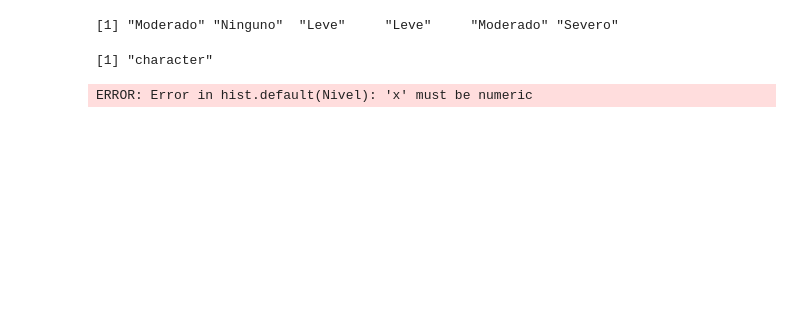
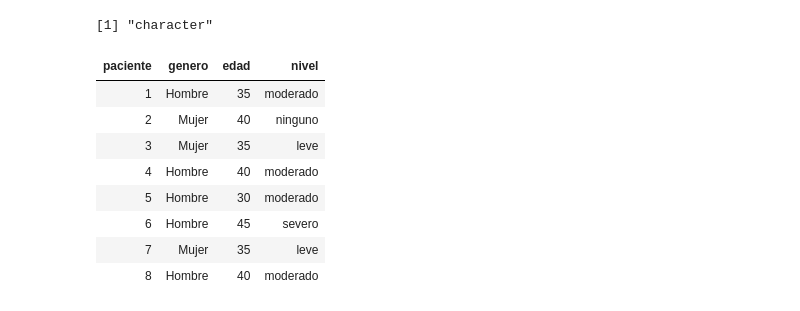
Before and after one commit to FerminAcosta/Propedeutico-R, a Jupyter notebook: Practica 1.ipynb, the cells around one changed output. Saved outputs shown, nothing was run; the diff lists cells and outputs as text; code cells hidden in the pictures; blank space fills up the shorter version.

```diff
--- a/Practica 1.ipynb
+++ b/Practica 1.ipynb
@@ -167,5 +171 @@ data.frame(c(1,2,3,4,5),c("Hombre","Mujer","Mujer","Hombre","Hombre"),c(35,21,42
-# %%
-Nivel
-# %% [output]
-[1] "Moderado" "Ninguno"  "Leve"     "Leve"     "Moderado" "Severo"
 # %%
@@ -173,6 +173,2 @@ class(Nivel)
 # %% [output]
 [1] "character"
-# %%
-hist(Nivel)
-# %% [output]
-ERROR: Error in hist.default(Nivel): 'x' must be numeric
@@ -178,0 +179,12 @@ ERROR: Error in hist.default(Nivel): 'x' must be numeric
+# %%
+df
+# %% [output]
+| paciente | genero | edad | nivel |
+| 1 | Hombre | 35 | moderado |
+| 2 | Mujer | 40 | ninguno |
+| 3 | Mujer | 35 | leve |
+| 4 | Hombre | 40 | moderado |
+| 5 | Hombre | 30 | moderado |
+| 6 | Hombre | 45 | severo |
+| 7 | Mujer | 35 | leve |
+| 8 | Hombre | 40 | moderado |
```
Also changed, not shown: parts of 16 cells of this notebook, 1 other file.
